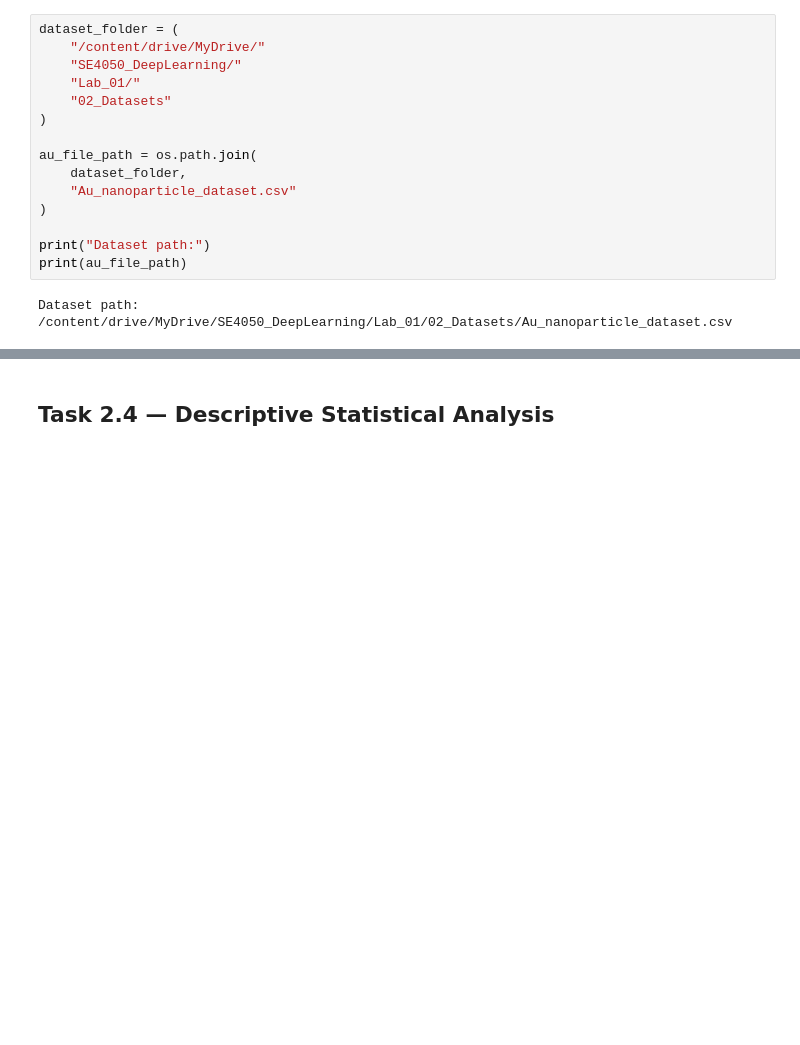
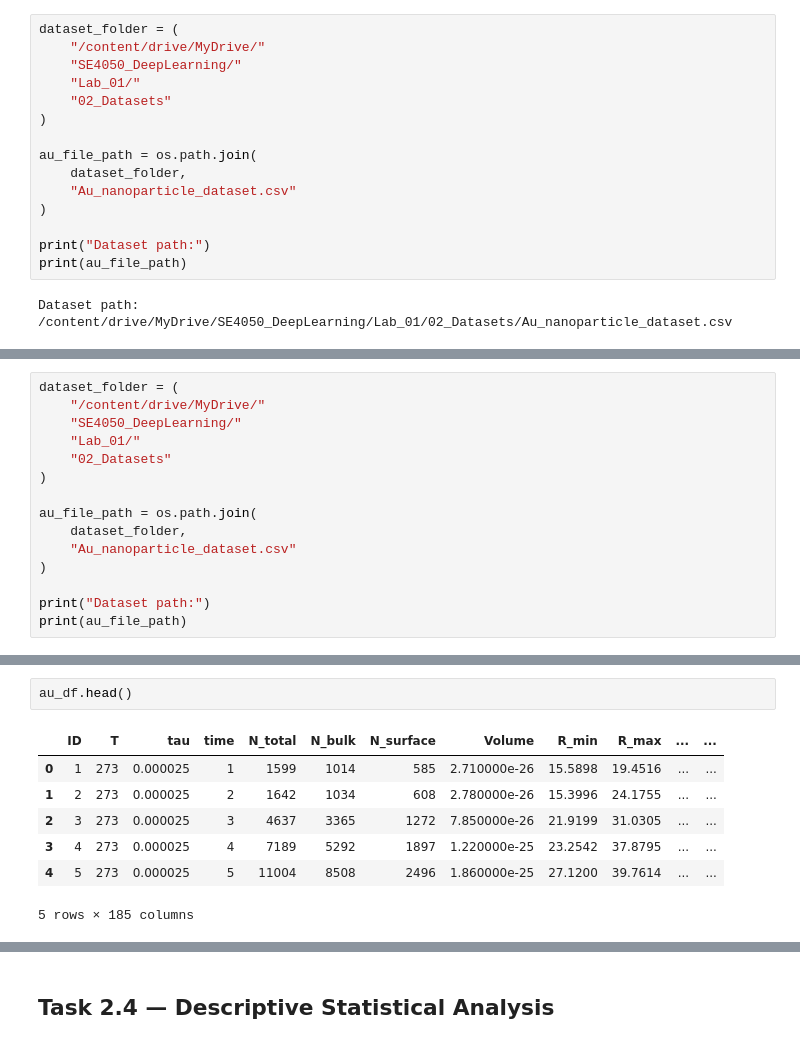
Before and after one commit to ramzymhafeel/SE4050-Deep-Learning-Lab-01, a Jupyter notebook: notebooks/SE4050_Lab01_Task2.ipynb, the cells around one changed output, grey strips where cells are left out. Cells and saved outputs as stored; diff of their text form; blank space fills up the shorter version.

```diff
--- a/notebooks/SE4050_Lab01_Task2.ipynb
+++ b/notebooks/SE4050_Lab01_Task2.ipynb
@@ -62,0 +88,15 @@ Dataset path:
+# %%
+dataset_folder = (
+    "/content/drive/MyDrive/"
+    "SE4050_DeepLearning/"
+    "Lab_01/"
+    "02_Datasets"
+)
+
+au_file_path = os.path.join(
+    dataset_folder,
+    "Au_nanoparticle_dataset.csv"
+)
+
+print("Dataset path:")
+print(au_file_path)
@@ -62,0 +121,10 @@ Dataset path:
+# %%
+au_df.head()
+# %% [output]
+|  | ID | T | tau | time | N_total | N_bulk | N_surface | Volume | R_min | R_max | ... | ... |
+| 0 | 1 | 273 | 0.000025 | 1 | 1599 | 1014 | 585 | 2.710000e-26 | 15.5898 | 19.4516 | ... | ... |
+| 1 | 2 | 273 | 0.000025 | 2 | 1642 | 1034 | 608 | 2.780000e-26 | 15.3996 | 24.1755 | ... | ... |
+| 2 | 3 | 273 | 0.000025 | 3 | 4637 | 3365 | 1272 | 7.850000e-26 | 21.9199 | 31.0305 | ... | ... |
+| 3 | 4 | 273 | 0.000025 | 4 | 7189 | 5292 | 1897 | 1.220000e-25 | 23.2542 | 37.8795 | ... | ... |
+| 4 | 5 | 273 | 0.000025 | 5 | 11004 | 8508 | 2496 | 1.860000e-25 | 27.1200 | 39.7614 | ... | ... |
+5 rows × 185 columns
```
Also changed, not shown: parts of 27 cells of this notebook.
